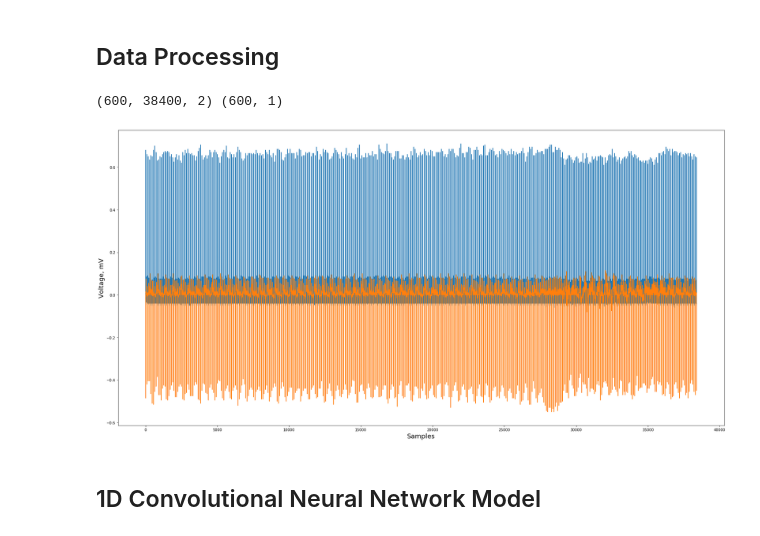
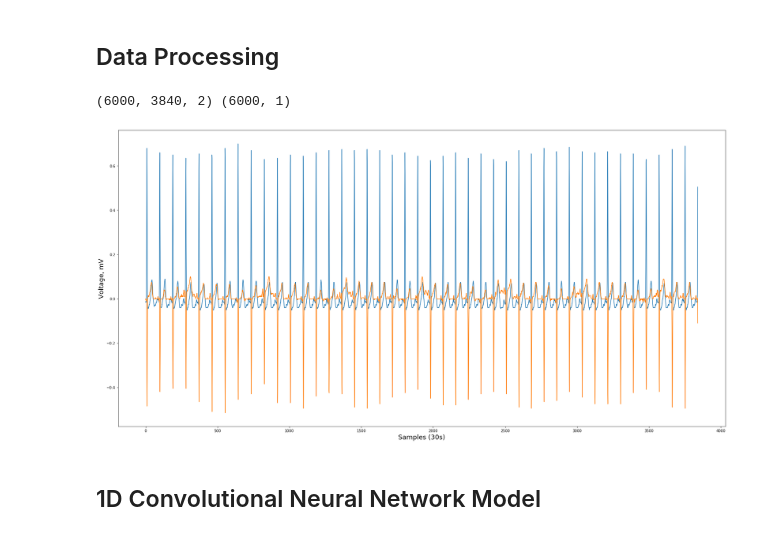
Before and after one commit to Assassinsarms/Classification-of-AF-Onset-from-ECG-data-using-a-1D-Convolutional-Neural-Network-and-Random-Forest, a Jupyter notebook: Aaron_Mir_INM701_Coursework.ipynb, the cells around one changed output. Saved outputs shown, nothing was run; the diff lists cells and outputs as text; code cells hidden in the pictures.

```diff
--- a/Aaron_Mir_INM701_Coursework.ipynb
+++ b/Aaron_Mir_INM701_Coursework.ipynb
@@ -71,7 +73,7 @@ def load_label_segment(location):
     for i in classification:                # iterate through each type of classification
         for data in os.listdir(location + i):
             df = pd.read_csv(location + i + '\\' + data, names=["ECG1", "ECG2"])        # load the CSV for each file per each classification
-            split = np.array_split(df, 6)   # splitting the data into 5 minute lengths in order to decrease number of convolutions and increase speed
+            split = np.array_split(df, 60)   # splitting the data into 5 minute lengths in order to decrease number of convolutions and increase speed   30 for 1 min, 60 for 30 sec
             for array in split:
                 X.append(np.array(array))
                 if i == 'NSR':
@@ -84,19 +86,19 @@ def load_label_segment(location):
 X_train, y_train = load_label_segment(train_folder)
 print(X_train.shape, y_train.shape)
 # %% [output]
-(600, 38400, 2) (600, 1)
+(6000, 3840, 2) (6000, 1)
 # %%
 np.save('data/Numpy_Data/X_train.npy', X_train) # saving the training data as np files for easy access
 np.save('data/Numpy_Data/y_train.npy', y_train)
 # %%
 plt.figure(figsize=(30, 15))
 plt.plot(X_train[0])
-plt.xlabel('Samples', fontsize=18)
+plt.xlabel('Samples (30s)', fontsize=18)
 plt.ylabel('Voltage, mV', fontsize=18)
 #fig.savefig('30-Min Normal ECG.jpg')
 plt.show()
 # %% [output]
-[figure, old version]
+[figure, new version]
 # %% [markdown]
 ## 1D Convolutional Neural Network Model
 # %%
```
Also changed, not shown: parts of 4 cells of this notebook.
